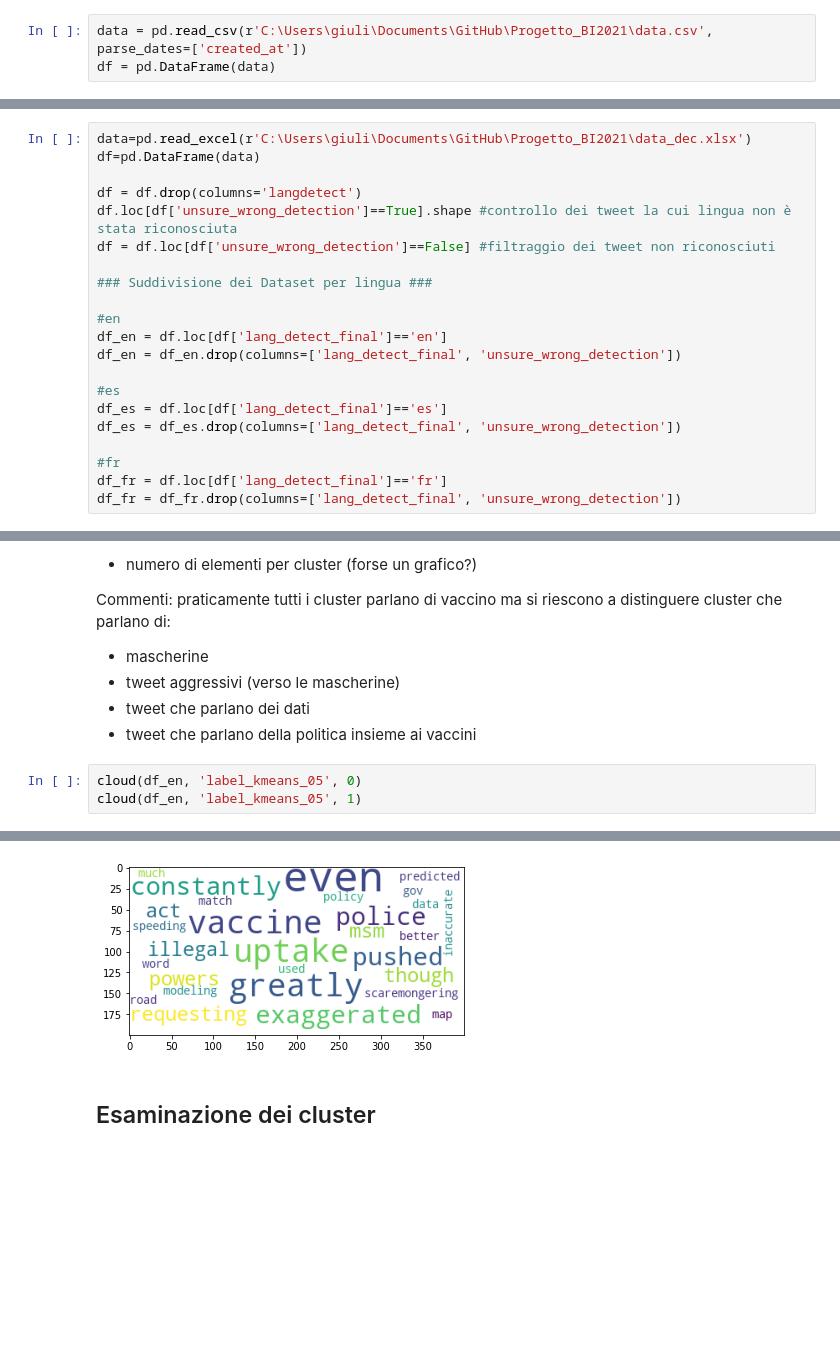
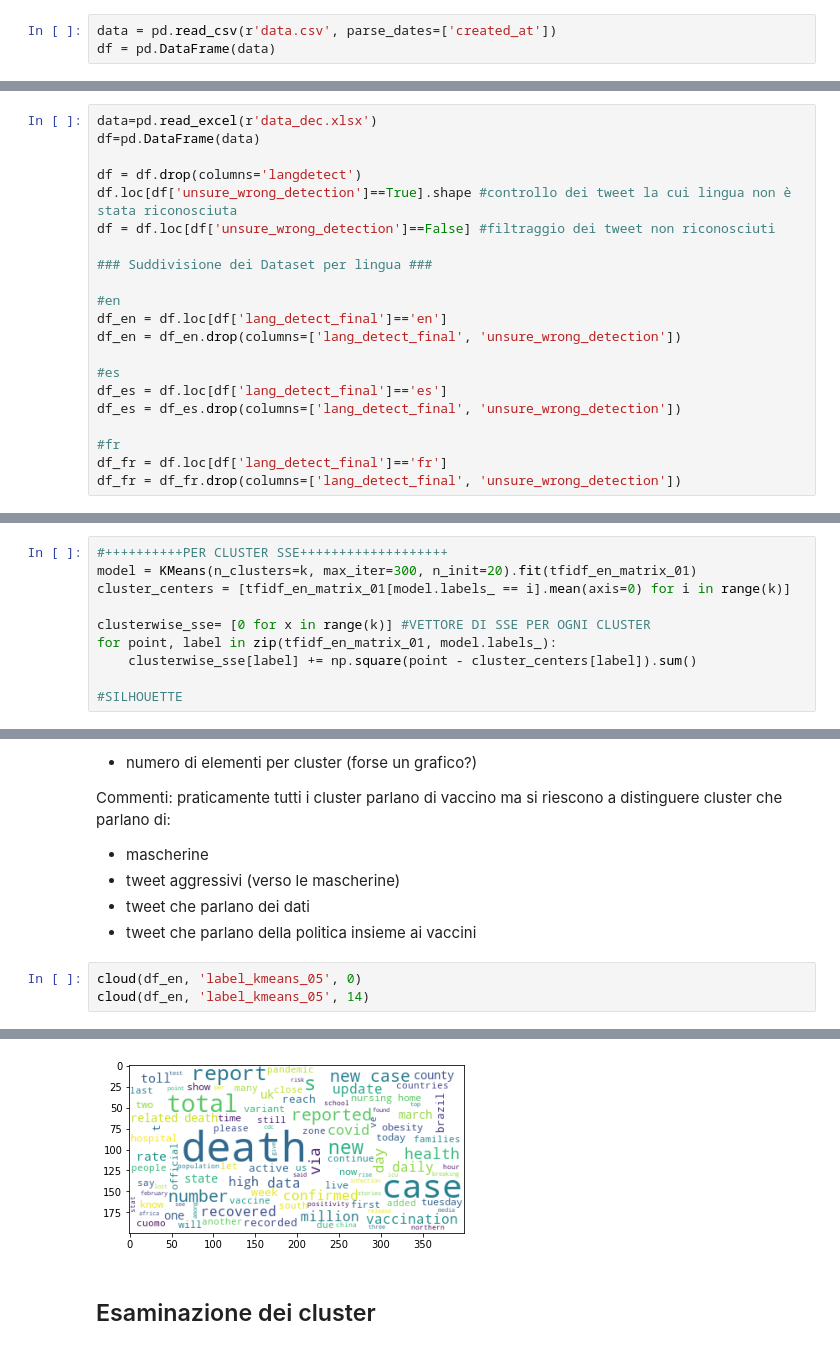
Before and after one commit to giulionenna/Progetto_BI2021, a Jupyter notebook: Mining_notebook.ipynb, the cells around one changed output, grey strips where cells are left out. Cells and saved outputs as stored; diff of their text form; blank space fills up the shorter version.

Commit message:
Calcolato SSE per cluster
nel vettore clusterwise_sse

````diff
--- a/Mining_notebook.ipynb
+++ b/Mining_notebook.ipynb
@@ -4,7 +4,7 @@ import pandas as pd
 import matplotlib.pyplot as plt
 import ast
 # %%
-data = pd.read_csv(r'C:\Users\giuli\Documents\GitHub\Progetto_BI2021\data.csv', parse_dates=['created_at'])
+data = pd.read_csv(r'data.csv', parse_dates=['created_at'])
 df = pd.DataFrame(data)
 # %% [markdown]
 ## DECODING DEL TESTO ALL INTERNO DELLA COLONNA `text`.
@@ -145,7 +201,7 @@ Dopo aver salvato i dati ripuliti all'interno del file Excel, uso questo come ch
 
 Dal momento che i Tweet la cui lingua non è stata riconosciuta sono meno dell' 1%, questi vengono filtrati. Dopodiché il dataset viene splittato per lingua in tre ```DataFrame```
 # %%
-data=pd.read_excel(r'C:\Users\giuli\Documents\GitHub\Progetto_BI2021\data_dec.xlsx')
+data=pd.read_excel(r'data_dec.xlsx')
 df=pd.DataFrame(data)
 
 df = df.drop(columns='langdetect')
@@ -449,3 +503,13 @@ df_en['label_kmeans_10']=model.labels_
 model = KMeans(n_clusters=k, max_iter=300, n_init=20)
 model.fit(tfidf_en_matrix_PCA)
 df_en['label_kmeans_PCA']=model.labels_
+# %%
+#++++++++++PER CLUSTER SSE+++++++++++++++++++
+model = KMeans(n_clusters=k, max_iter=300, n_init=20).fit(tfidf_en_matrix_01)
+cluster_centers = [tfidf_en_matrix_01[model.labels_ == i].mean(axis=0) for i in range(k)]
+
+clusterwise_sse= [0 for x in range(k)] #VETTORE DI SSE PER OGNI CLUSTER
+for point, label in zip(tfidf_en_matrix_01, model.labels_):
+    clusterwise_sse[label] += np.square(point - cluster_centers[label]).sum()
+
+#SILHOUETTE
@@ -479,5 +568,5 @@ Commenti: praticamente tutti i cluster parlano di vaccino ma si riescono a disti
 * tweet che parlano della politica insieme ai vaccini
 # %%
 cloud(df_en, 'label_kmeans_05', 0)
-cloud(df_en, 'label_kmeans_05', 1)
+cloud(df_en, 'label_kmeans_05', 14)
 # %% [output]
@@ -485,4 +574,4 @@ cloud(df_en, 'label_kmeans_05', 1)
-[figure, old version]
+[figure, new version]
 # %% [markdown]
 ## Esaminazione dei cluster
 # %%
````
Also changed, not shown: parts of 15 cells of this notebook, 2 other files.
